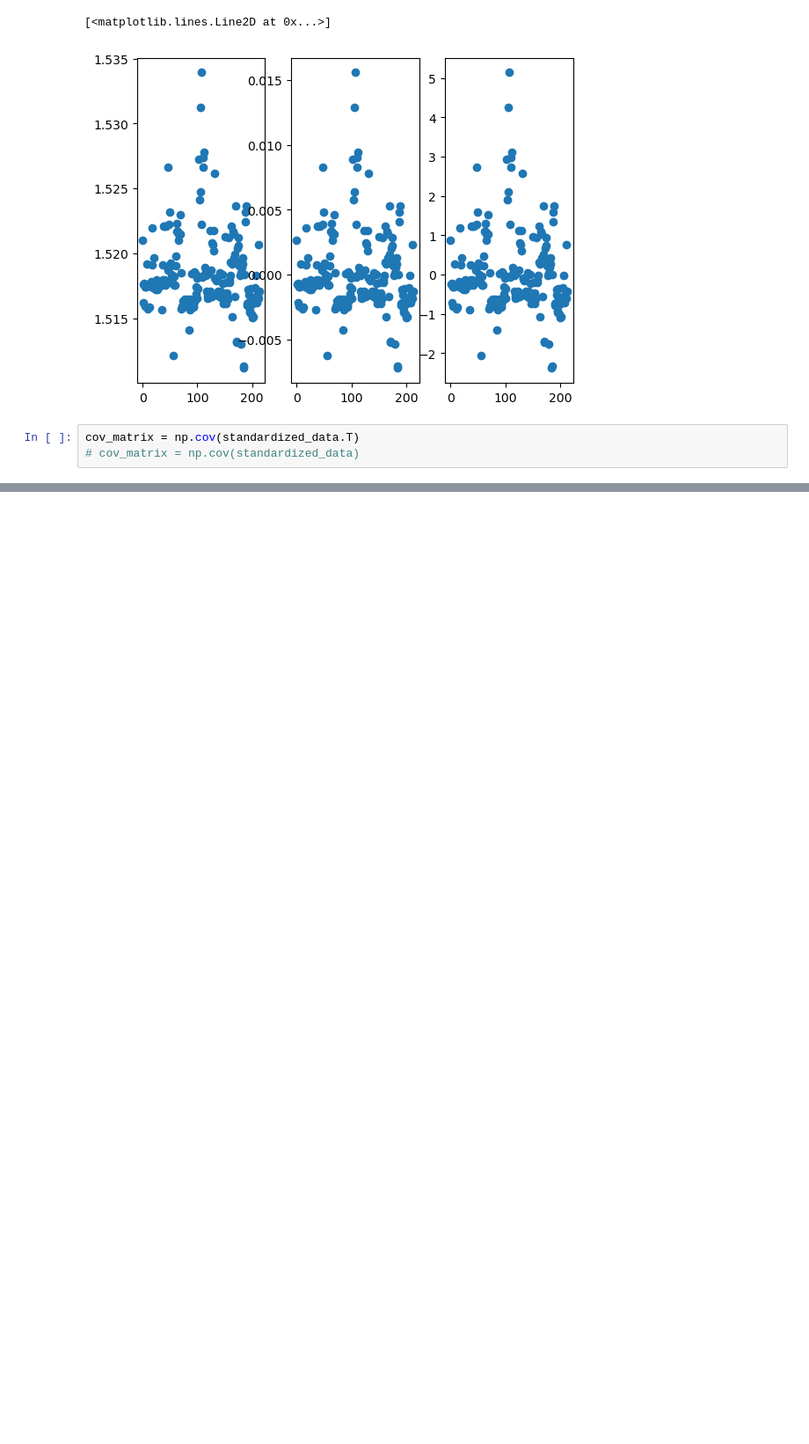
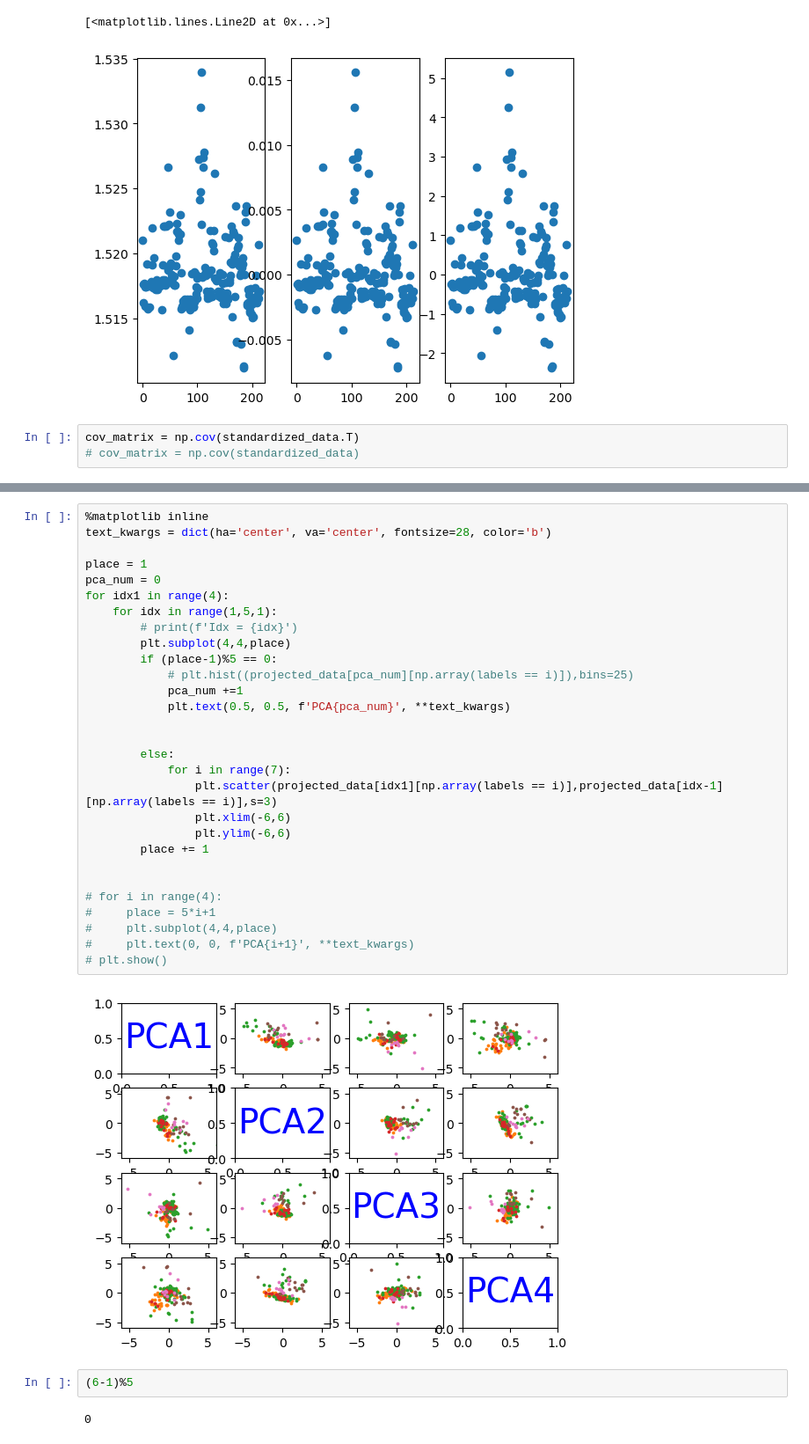
Before and after one commit to Magdk01/MLDM-Assignment-1, a Jupyter notebook: PCA.ipynb, the cells around one changed output, grey strips where cells are left out. Shown: that part at 88% size. Saved outputs shown, nothing was run; the diff lists cells and outputs as text; blank space fills up the shorter version.

```diff
--- a/PCA.ipynb
+++ b/PCA.ipynb
@@ -133,0 +180,35 @@ Text(0.5, 1.0, 'Cumulative explained variance')
+# %%
+%matplotlib inline
+text_kwargs = dict(ha='center', va='center', fontsize=28, color='b')
+
+place = 1
+pca_num = 0
+for idx1 in range(4):
+    for idx in range(1,5,1):
+        # print(f'Idx = {idx}')
+        plt.subplot(4,4,place)
+        if (place-1)%5 == 0:
+            # plt.hist((projected_data[pca_num][np.array(labels == i)]),bins=25)
+            pca_num +=1
+            plt.text(0.5, 0.5, f'PCA{pca_num}', **text_kwargs)
+
+
+        else:
+            for i in range(7):
+                plt.scatter(projected_data[idx1][np.array(labels == i)],projected_data[idx-1][np.array(labels == i)],s=3)
+                plt.xlim(-6,6)
+                plt.ylim(-6,6)
+        place += 1
+
+
+# for i in range(4):
+#     place = 5*i+1
+#     plt.subplot(4,4,place)
+#     plt.text(0, 0, f'PCA{i+1}', **text_kwargs)
+# plt.show()
+# %% [output]
+[figure, added]
+# %%
+(6-1)%5
+# %% [output]
+0
```
Also changed, not shown: parts of 9 cells of this notebook.
